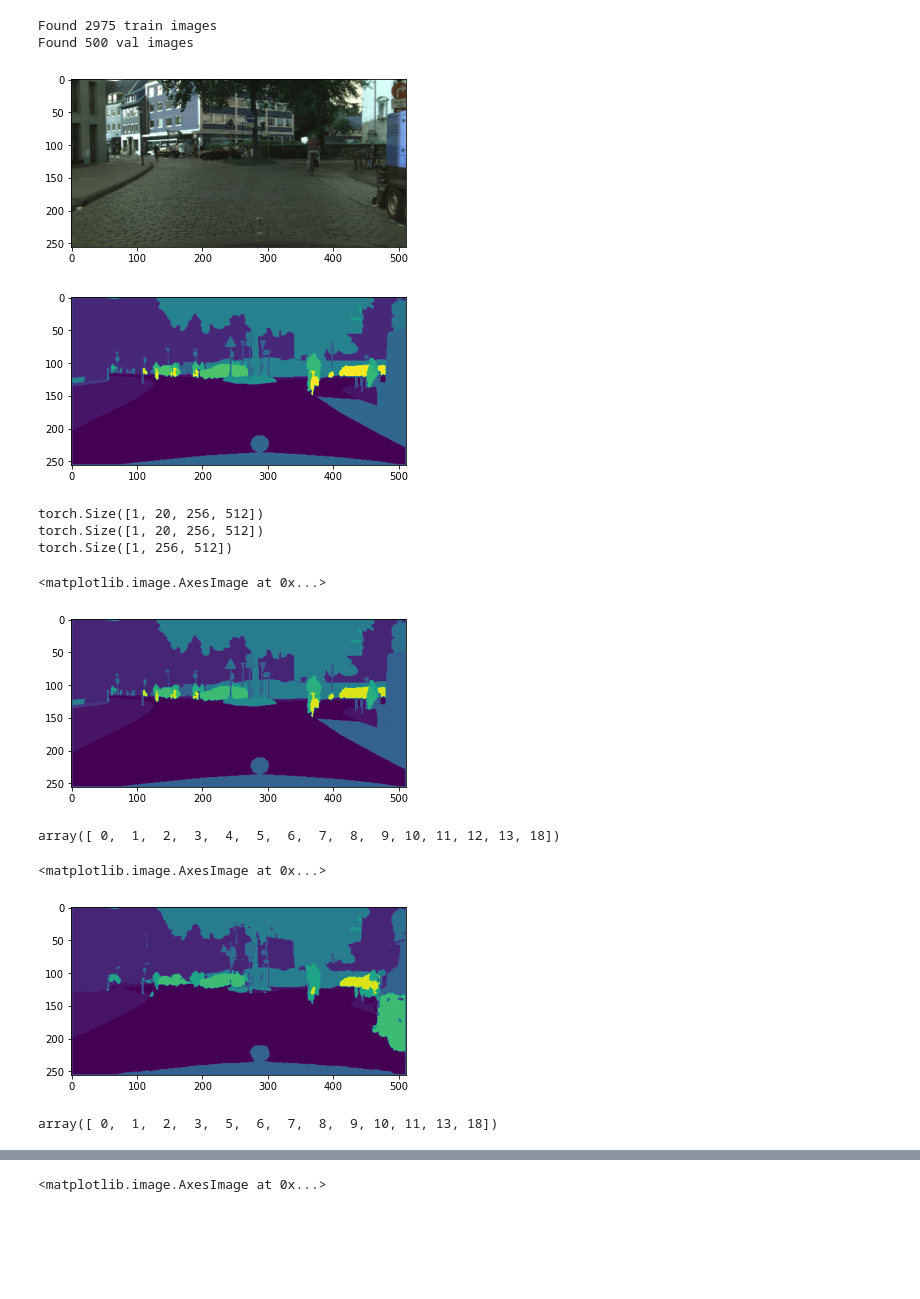
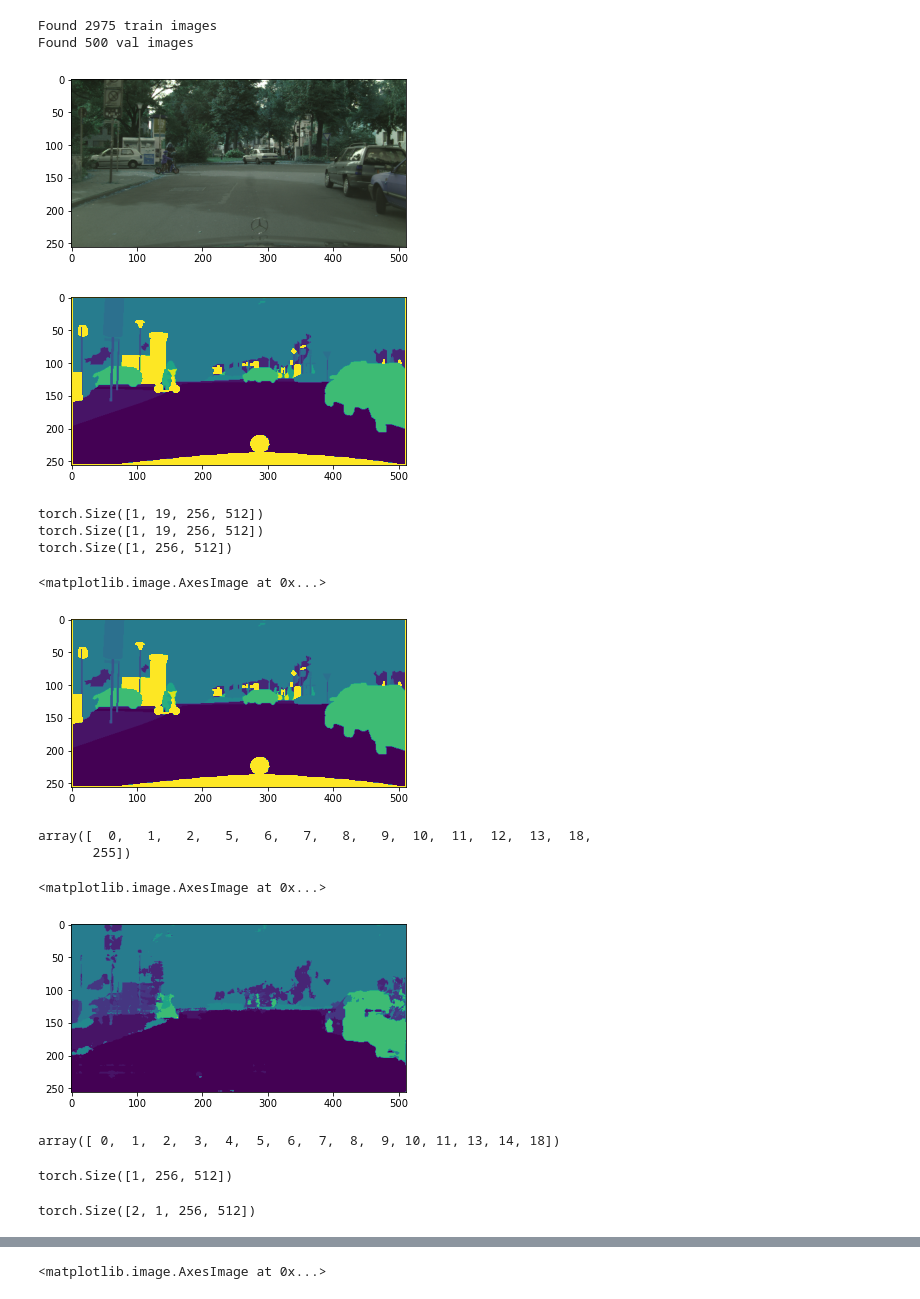
Before and after one commit to dansola/PGA-Net, a Jupyter notebook: notebooks/explore_cityscapes_results.ipynb, the cells around one changed output, grey strips where cells are left out. Cells and saved outputs as stored; diff of their text form; code cells hidden in the pictures; blank space fills up the shorter version.

Commit message:
comparing axial lbc and unet for cityscapes

```diff
--- a/notebooks/explore_cityscapes_results.ipynb
+++ b/notebooks/explore_cityscapes_results.ipynb
@@ -22,27 +24,28 @@ Found 500 val images
 # %%
 device = torch.device('cuda' if torch.cuda.is_available() else 'cpu')
 
-model = UNet(n_channels=3, n_classes=20, bilinear=True).to(device=device)
+model = SmallAxialUNetLBC(3, 19, 10).to(device=device)
+optimizer = optim.RMSprop(model.parameters(), lr=0.0001, weight_decay=1e-8, momentum=0.9)
 
-checkpoint_path = '/home/dsola/repos/PGA-Net/checkpoints/eager_galaxy_144_unet_ignore_20_cityscapes/epoch12.pth'
+checkpoint_path = '/home/dsola/repos/PGA-Net/checkpoints/distinctive_snowflake_167_small_axial_lbc_city/epoch11-net-optimizer.pth'
 
-model.load_state_dict(torch.load(checkpoint_path, map_location=device))
+model, optimizer, epoch = load_ckp(checkpoint_path, model, optimizer)
 model.eval()
 out = nn.Softmax(dim=1)
 
-batch = val_set[8]
+batch = val_set[3]
 
 img = batch['image']
 mask = batch['mask']
 
 plt.figure()
 plt.imshow(img.permute(1,2,0).detach().numpy());
 
 plt.figure()
-plt.imshow(mask.numpy());
+plt.imshow(mask.numpy(), vmin=0, vmax=19);
 # %% [output]
-[figure, old version]
+[figure, new version]
-[figure, old version]
+[figure, new version]
 # %%
 img = batch['image'].to(device=device).unsqueeze(0)
 mask = batch['mask'].to(device=device, dtype=torch.long).unsqueeze(0)
@@ -57,8 +60,8 @@ print(output.shape)
 print(sftmx.shape)
 print(argmx.shape)
 # %% [output]
-torch.Size([1, 20, 256, 512])
-torch.Size([1, 20, 256, 512])
+torch.Size([1, 19, 256, 512])
+torch.Size([1, 19, 256, 512])
 torch.Size([1, 256, 512])
 # %%
 m = mask.squeeze(0)
@@ -70,18 +73,23 @@ fig, ax = plt.subplots()
 ax.imshow(m, vmin=0, vmax=19)
 # %% [output]
 <matplotlib.image.AxesImage at 0x...>
-[figure, old version]
+[figure, new version]
 # %%
 np.unique(m)
 # %% [output]
-array([ 0,  1,  2,  3,  4,  5,  6,  7,  8,  9, 10, 11, 12, 13, 18])
+array([  0,   1,   2,   5,   6,   7,   8,   9,  10,  11,  12,  13,  18,
+       255])
 # %%
 fig, ax = plt.subplots()
 ax.imshow(a, vmin=0, vmax=19)
 # %% [output]
 <matplotlib.image.AxesImage at 0x...>
-[figure, old version]
+[figure, new version]
 # %%
 np.unique(a)
 # %% [output]
-array([ 0,  1,  2,  3,  5,  6,  7,  8,  9, 10, 11, 13, 18])
+array([ 0,  1,  2,  3,  4,  5,  6,  7,  8,  9, 10, 11, 13, 14, 18])
+# %%
+mask.shape
+# %% [output]
+torch.Size([1, 256, 512])
@@ -88 +100,5 @@ array([ 0,  1,  2,  3,  5,  6,  7,  8,  9, 10, 11, 13, 18])
+# %%
+masks.shape
+# %% [output]
+torch.Size([2, 1, 256, 512])
 # %%
```
Also changed, not shown: parts of 6 cells of this notebook, 13 other files.
